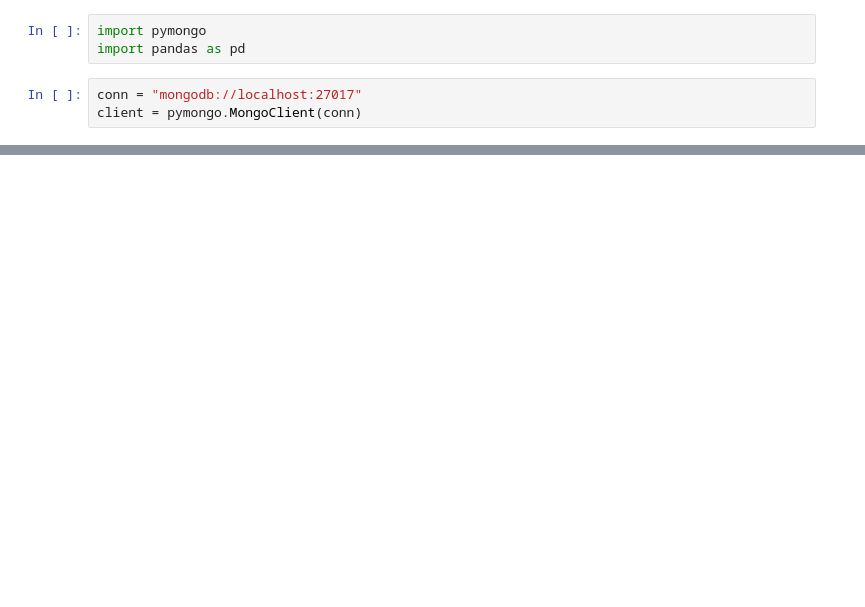
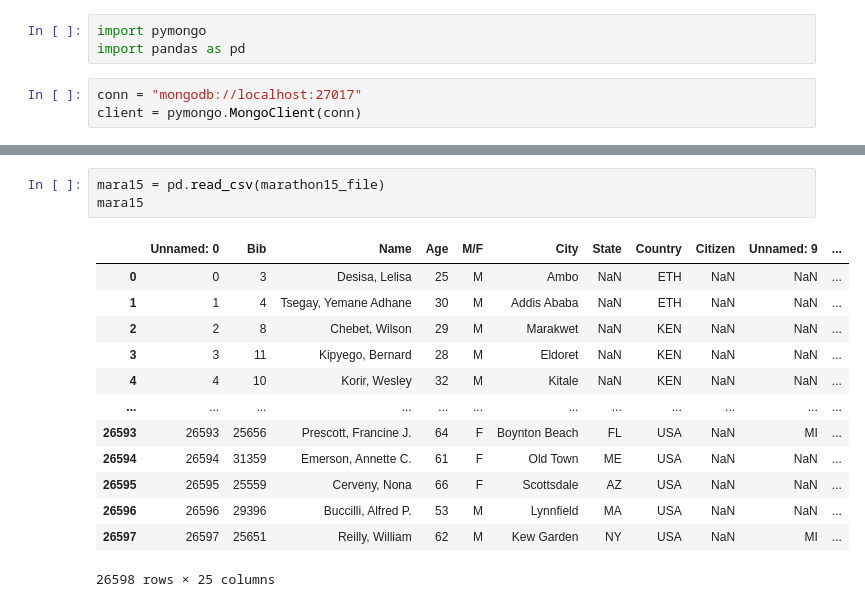
Before and after one commit to CChaussee/Boston_Marathon, a Jupyter notebook: Untitled.ipynb, the cells around one changed output, grey strips where cells are left out. Cells and saved outputs as stored; diff of their text form; blank space fills up the shorter version.

```diff
--- a/Untitled.ipynb
+++ b/Untitled.ipynb
@@ -38,0 +14,17 @@ SyntaxError: future feature print_statement is not defined (<ipython-input-5-bee
+# %%
+mara15 = pd.read_csv(marathon15_file)
+mara15
+# %% [output]
+|  | Unnamed: 0 | Bib | Name | Age | M/F | City | State | Country | Citizen | Unnamed: 9 | ... |
+| 0 | 0 | 3 | Desisa, Lelisa | 25 | M | Ambo | NaN | ETH | NaN | NaN | ... |
+| 1 | 1 | 4 | Tsegay, Yemane Adhane | 30 | M | Addis Ababa | NaN | ETH | NaN | NaN | ... |
+| 2 | 2 | 8 | Chebet, Wilson | 29 | M | Marakwet | NaN | KEN | NaN | NaN | ... |
+| 3 | 3 | 11 | Kipyego, Bernard | 28 | M | Eldoret | NaN | KEN | NaN | NaN | ... |
+| 4 | 4 | 10 | Korir, Wesley | 32 | M | Kitale | NaN | KEN | NaN | NaN | ... |
+| ... | ... | ... | ... | ... | ... | ... | ... | ... | ... | ... | ... |
+| 26593 | 26593 | 25656 | Prescott, Francine J. | 64 | F | Boynton Beach | FL | USA | NaN | MI | ... |
+| 26594 | 26594 | 31359 | Emerson, Annette C. | 61 | F | Old Town | ME | USA | NaN | NaN | ... |
+| 26595 | 26595 | 25559 | Cerveny, Nona | 66 | F | Scottsdale | AZ | USA | NaN | NaN | ... |
+| 26596 | 26596 | 29396 | Buccilli, Alfred P. | 53 | M | Lynnfield | MA | USA | NaN | NaN | ... |
+| 26597 | 26597 | 25651 | Reilly, William | 62 | M | Kew Garden | NY | USA | NaN | MI | ... |
+26598 rows × 25 columns
```
Also changed, not shown: parts of 4 cells of this notebook, 1 other file.
